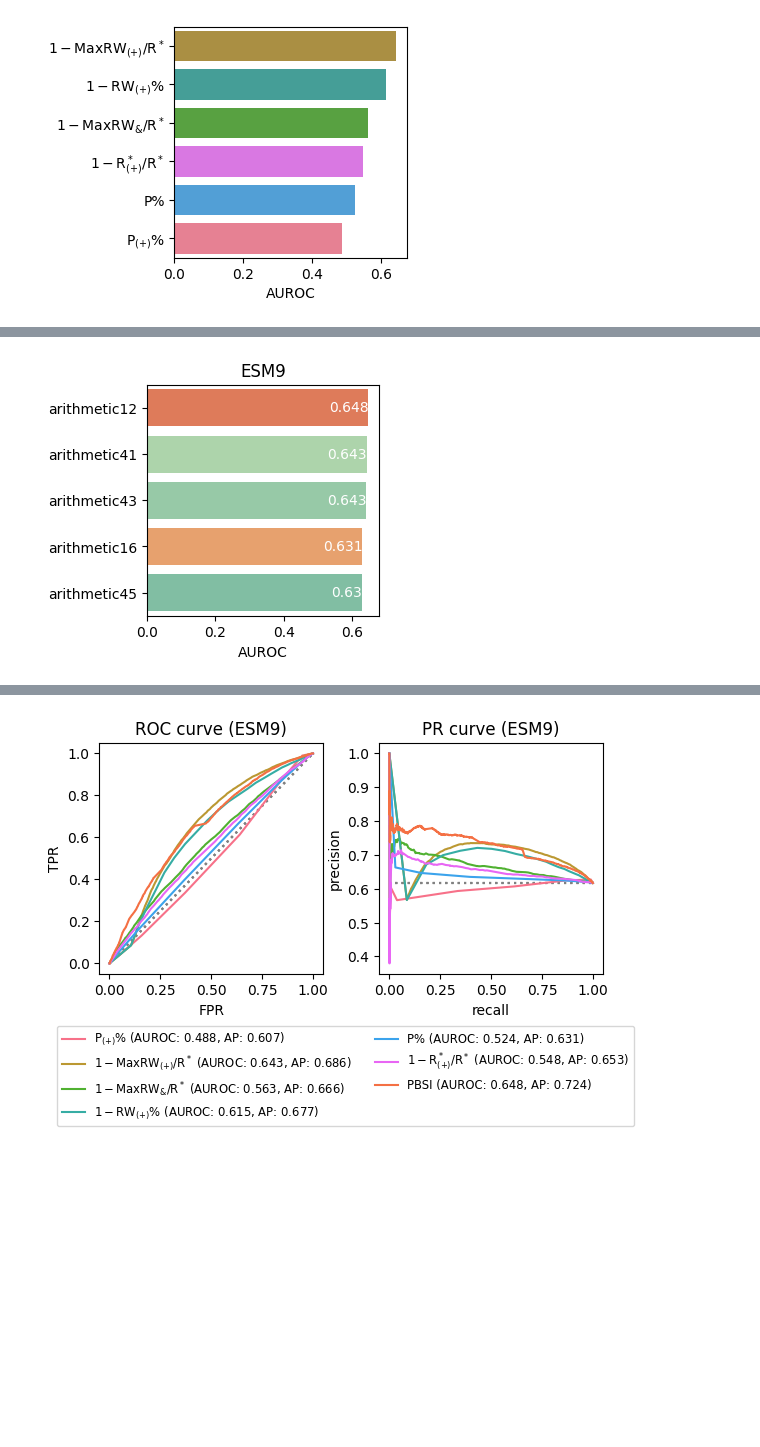
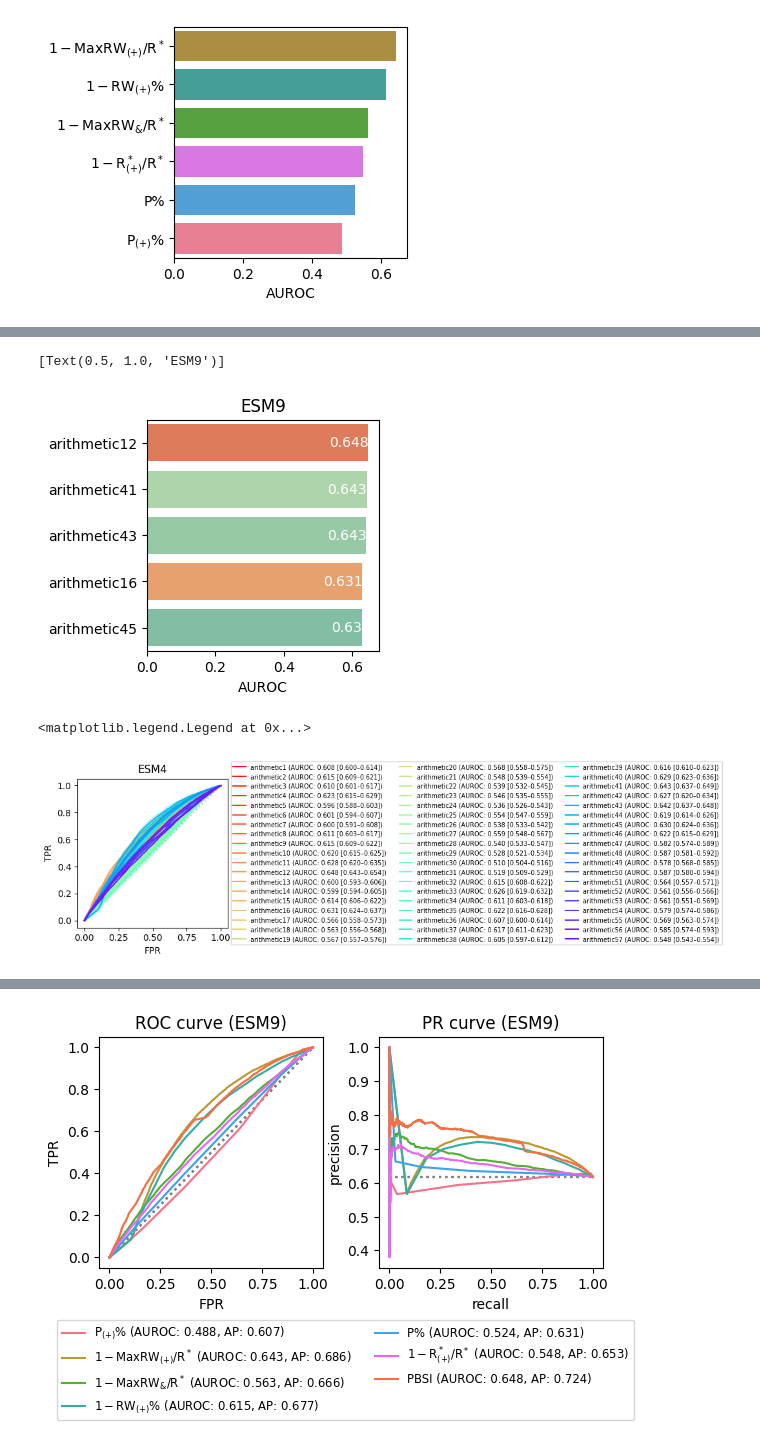
Before and after one commit to yo-aka-gene/WhyDOE, a Jupyter notebook: jupyternb/cai_validation_esm9_dev.ipynb, the cells around one changed output, grey strips where cells are left out. Saved outputs shown, nothing was run; the diff lists cells and outputs as text; code cells hidden in the pictures; blank space fills up the shorter version.

```diff
--- a/jupyternb/cai_validation_esm9_dev.ipynb
+++ b/jupyternb/cai_validation_esm9_dev.ipynb
@@ -389,8 +283,8 @@ df_bar_arith = pd.DataFrame({
 
 sns.barplot(
     data=df_bar_arith,
-    x="AUROC", y="",
-    palette=df_bar_arith.cmap
+    x="AUROC", y="", hue="",
+    palette=df_bar_arith.cmap.tolist()
 )
 
 for i, auroc in enumerate(df_bar_arith.AUROC):
@@ -401,6 +295,7 @@ for i, auroc in enumerate(df_bar_arith.AUROC):
 
 ax.set(title="ESM9")
 
-fig.savefig(f"{outputdir}/test9_auc_arithmetic", **kwarg_savefig)
+# fig.savefig(f"{outputdir}/test9_auc_arithmetic", **kwarg_savefig)
 # %% [output]
+[Text(0.5, 1.0, 'ESM9')]
 [figure]
@@ -406,0 +374,56 @@ fig.savefig(f"{outputdir}/test9_auc_arithmetic", **kwarg_savefig)
+# %%
+fig, ax = plt.subplots(figsize=(3, 3))
+plt.subplots_adjust(wspace=.55)
+
+df_roc_integrated = roc_multimetric_integration(df_roc)
+fixed_cmap = {
+    # **fixed_cmap,
+    **{
+        f"arithmetic{i + 1}": c for i, c in enumerate(
+            sns.color_palette("rainbow_r", len(arr_condition))
+        )
+    }
+}
+
+# sorted_feat_names = pd.DataFrame(aurocs).mean().sort_values(ascending=False).index
+# sorted_cmap = pd.Series(
+#     [i for i in range(len(metrics))], index=metrics
+# )[sorted_feat_names].apply(lambda i: cmap[i]).tolist()
+df_auroc = pd.DataFrame({
+    "AUROC": np.array([aurocs[k] for k in metrics]).ravel(),
+    "feat_names": np.array([[k] * len(aurocs[k]) for k in metrics]).ravel(),
+    "": np.array([[k.split("arithmetic")[-1]] * len(aurocs[k]) for k in metrics]).ravel()
+})
+
+
+df_mean_auroc = df_auroc.loc[
+    :, ["feat_names", "AUROC"]
+].groupby("feat_names").mean().loc[metrics]
+
+
+for i, key in enumerate(metrics):
+    df_roc_sep = df_roc_integrated.loc[
+        df_roc_integrated.feat_names == key, :
+    ]
+    low, high = aurocs_ci[key].low, aurocs_ci[key].high
+    ax.plot(
+        df_roc_sep.x,
+        df_roc_sep.iloc[:, 2:].mean(axis=1),
+        c=fixed_cmap[metrics[i]],
+        label=metrics[i] + f" (AUROC: {f2s(df_mean_auroc.loc[key].item())} [{f2s(low)}–{f2s(high)}])",
+    )
+    ax.fill_between(
+        df_roc_sep.x,
+        df_roc_sep.iloc[:, 2:].mean(axis=1) - df_roc_sep.iloc[:, 2:].std(axis=1),
+        df_roc_sep.iloc[:, 2:].mean(axis=1) + df_roc_sep.iloc[:, 2:].std(axis=1),
+        color=fixed_cmap[metrics[i]], alpha=.2, zorder=-(i + 1) * 10
+    )
+
+ax.plot([0, 1], [0, 1], linestyle=(0, (1, 2)), c="gray", zorder=1, alpha=0.5)
+ax.set(title="ESM4", xlabel="FPR", ylabel="TPR")
+ax.legend(fontsize="x-small", loc="center left", bbox_to_anchor=(1, .5), ncol=3)
+
+# fig.savefig(f"{outputdir}/test9_roc_arithmetic", **kwarg_savefig)
+# %% [output]
+<matplotlib.legend.Legend at 0x...>
+[figure, added]
```
Also changed, not shown: parts of 52 cells of this notebook, 13 other files.
